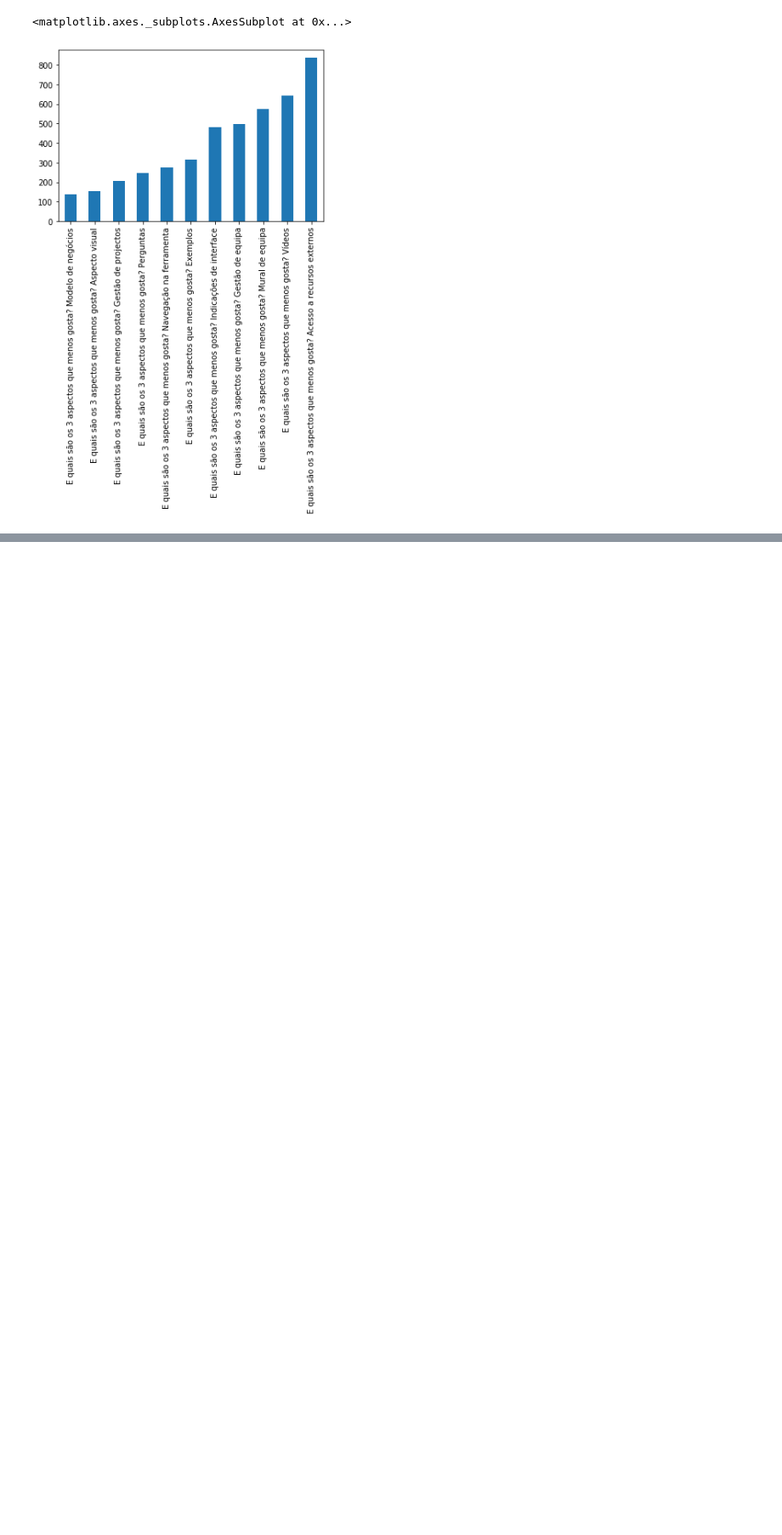
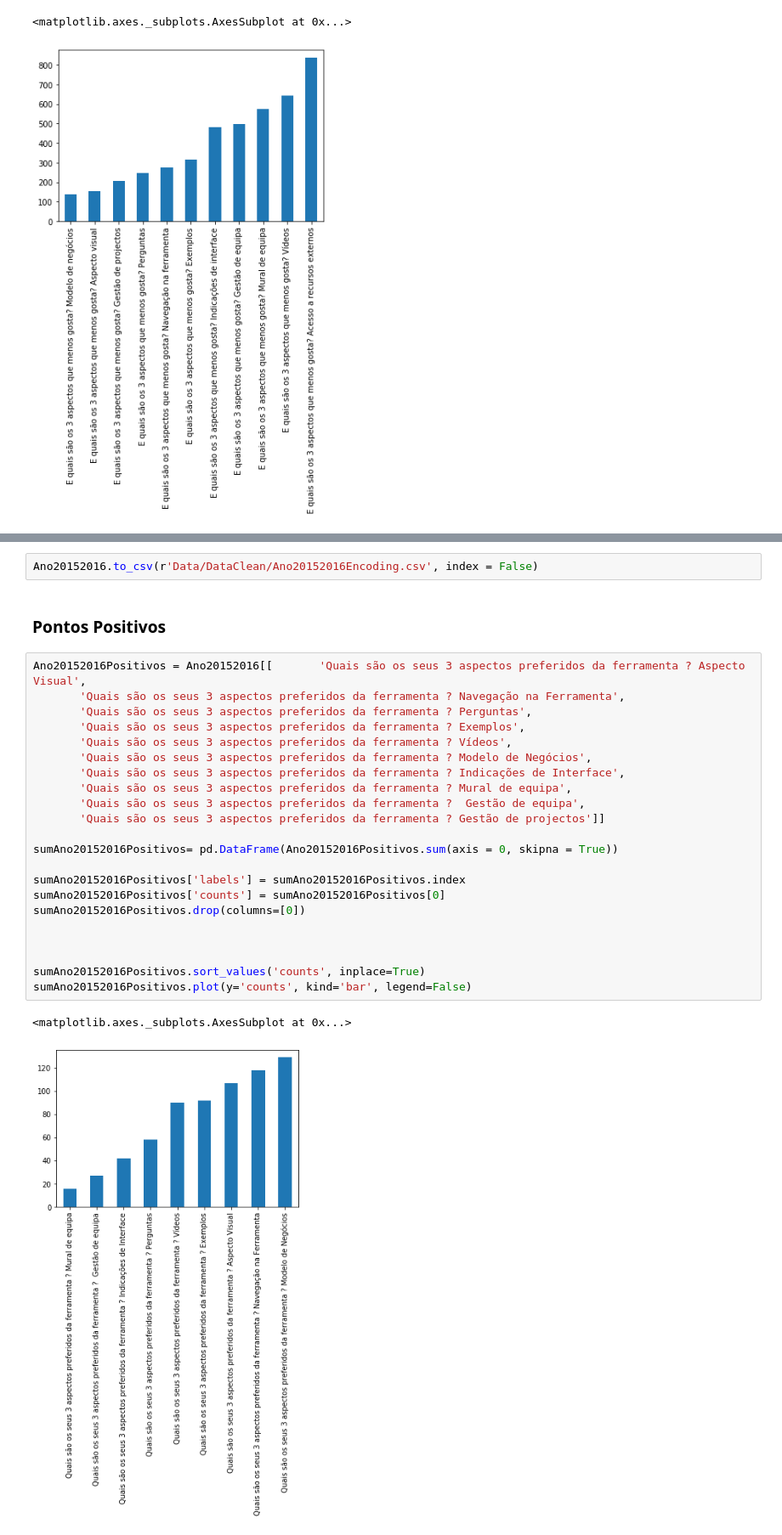
Before and after one commit to DSWorkPortugal/MscThesisFernando, a Jupyter notebook: DataAnalysis.ipynb, the cells around one changed output, grey strips where cells are left out. Shown at 85% size. Cells and saved outputs as stored; diff of their text form; blank space fills up the shorter version.

```diff
--- a/DataAnalysis.ipynb
+++ b/DataAnalysis.ipynb
@@ -506,0 +757,29 @@ sumAno20132014Negativos.plot(y='counts', kind='bar', legend=False)
+# %%
+Ano20152016.to_csv(r'Data/DataClean/Ano20152016Encoding.csv', index = False)
+# %% [markdown]
+### Pontos Positivos
+# %%
+Ano20152016Positivos = Ano20152016[[       'Quais são os seus 3 aspectos preferidos da ferramenta ? Aspecto Visual',
+       'Quais são os seus 3 aspectos preferidos da ferramenta ? Navegação na Ferramenta',
+       'Quais são os seus 3 aspectos preferidos da ferramenta ? Perguntas',
+       'Quais são os seus 3 aspectos preferidos da ferramenta ? Exemplos',
+       'Quais são os seus 3 aspectos preferidos da ferramenta ? Vídeos',
+       'Quais são os seus 3 aspectos preferidos da ferramenta ? Modelo de Negócios',
+       'Quais são os seus 3 aspectos preferidos da ferramenta ? Indicações de Interface',
+       'Quais são os seus 3 aspectos preferidos da ferramenta ? Mural de equipa',
+       'Quais são os seus 3 aspectos preferidos da ferramenta ?  Gestão de equipa',
+       'Quais são os seus 3 aspectos preferidos da ferramenta ? Gestão de projectos']]
+
+sumAno20152016Positivos= pd.DataFrame(Ano20152016Positivos.sum(axis = 0, skipna = True))
+
+sumAno20152016Positivos['labels'] = sumAno20152016Positivos.index
+sumAno20152016Positivos['counts'] = sumAno20152016Positivos[0]
+sumAno20152016Positivos.drop(columns=[0])
+
+
+
+sumAno20152016Positivos.sort_values('counts', inplace=True)
+sumAno20152016Positivos.plot(y='counts', kind='bar', legend=False)
+# %% [output]
+<matplotlib.axes._subplots.AxesSubplot at 0x...>
+[figure, added]
```
Also changed, not shown: parts of 34 cells of this notebook, 13 other files.
